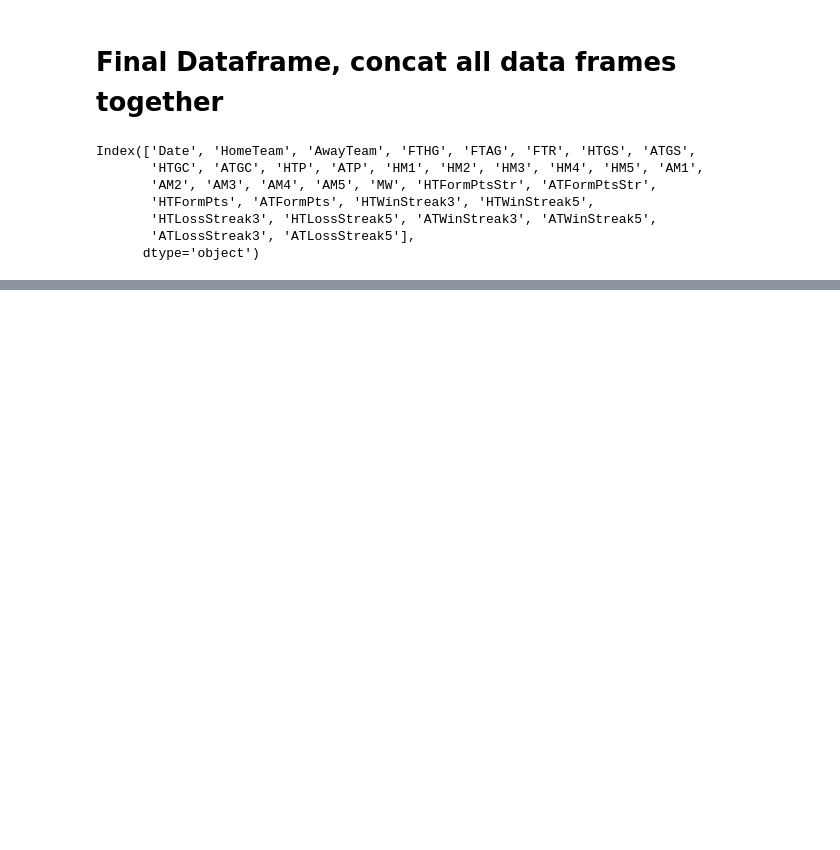
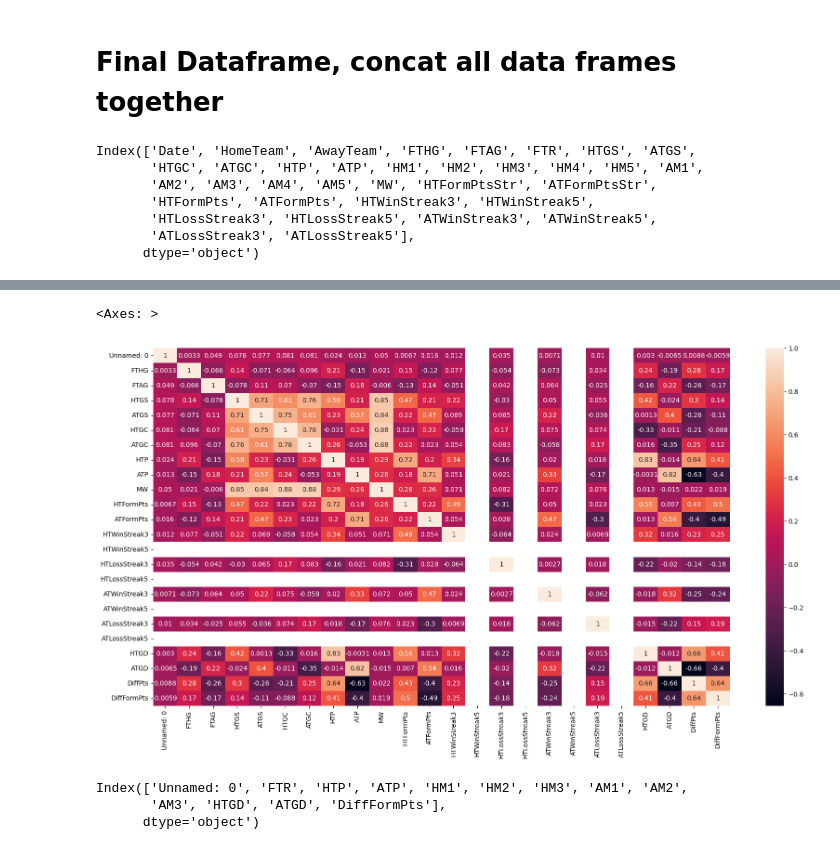
Before and after one commit to alexlopez7498/Premier_League_Predictor, a Jupyter notebook: Cem/Tutorial.ipynb, the cells around one changed output, grey strips where cells are left out. Cells and saved outputs as stored; diff of their text form; code cells hidden in the pictures; blank space fills up the shorter version.

```diff
--- a/Cem/Tutorial.ipynb
+++ b/Cem/Tutorial.ipynb
@@ -680,0 +668,6 @@ print(playing_stat_test.head())
+# %%
+playing_statstics_all.to_csv('final_dataset.csv')
+playing_stat_test.to_csv ('test_set.csv')
+dataset = pd.read_csv('final_data.csv')
+
+dataset.head()
@@ -680,0 +693,24 @@ print(playing_stat_test.head())
+# %%
+numeric_df = dataset.select_dtypes(include='number')
+
+plt.figure(figsize=(20,10))
+sns.heatmap(numeric_df.corr(), annot=True)
+# %% [output]
+<Axes: >
+[figure, added]
+# %%
+# Remove few column
+dataset2 = dataset.copy().drop(columns =['Date', 'HomeTeam', 'AwayTeam', 'FTHG', 'FTAG',
+       'HTGS', 'ATGS', 'HTGC', 'ATGC',
+       'HM4', 'HM5','AM4', 'AM5', 'MW', 'HTFormPtsStr',
+       'ATFormPtsStr', 'HTFormPts', 'ATFormPts', 'HTWinStreak3',
+
+       'HTWinStreak5', 'HTLossStreak3', 'HTLossStreak5', 'ATWinStreak3',
+       'ATWinStreak5', 'ATLossStreak3', 'ATLossStreak5',
+       'DiffPts'] )
+
+dataset2.keys()
+# %% [output]
+Index(['Unnamed: 0', 'FTR', 'HTP', 'ATP', 'HM1', 'HM2', 'HM3', 'AM1', 'AM2',
+       'AM3', 'HTGD', 'ATGD', 'DiffFormPts'],
+      dtype='object')
```
Also changed, not shown: parts of 27 cells of this notebook, 2 other files.
